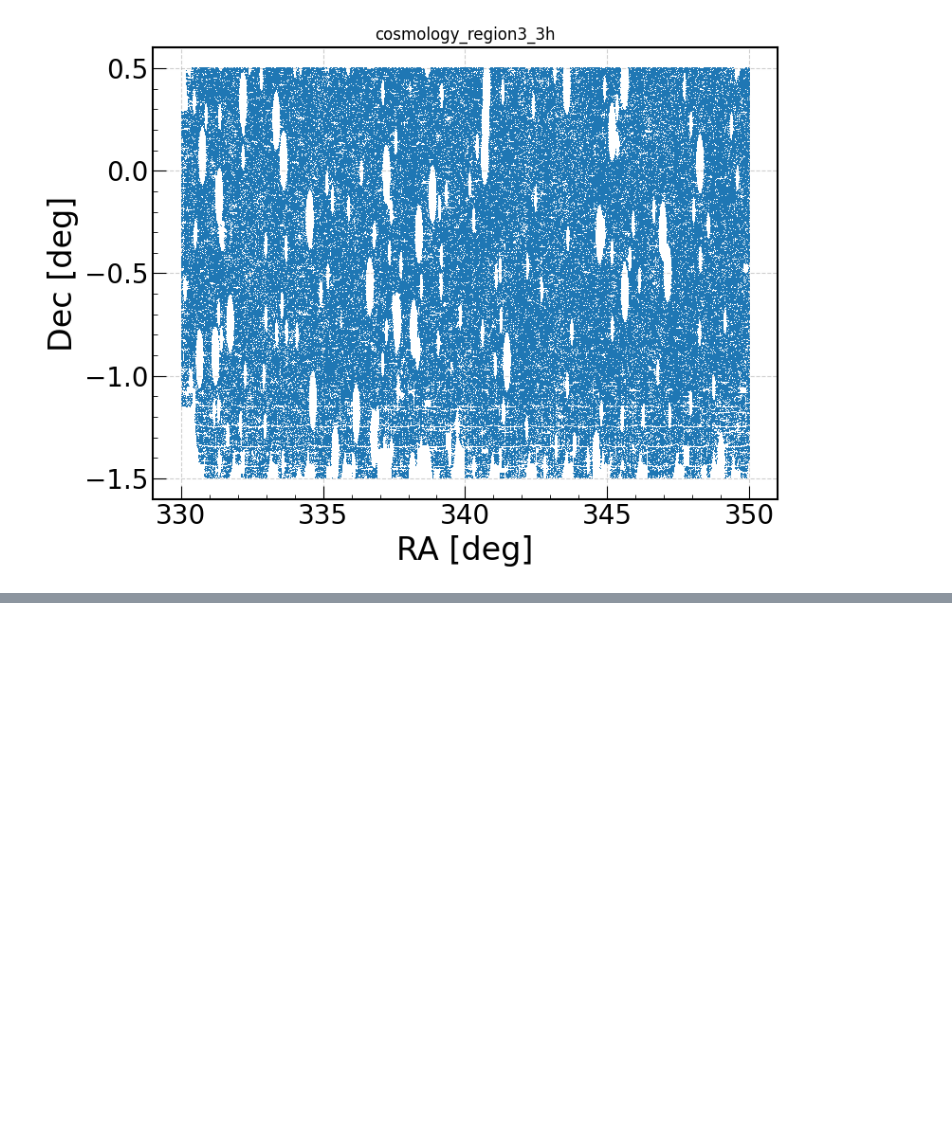
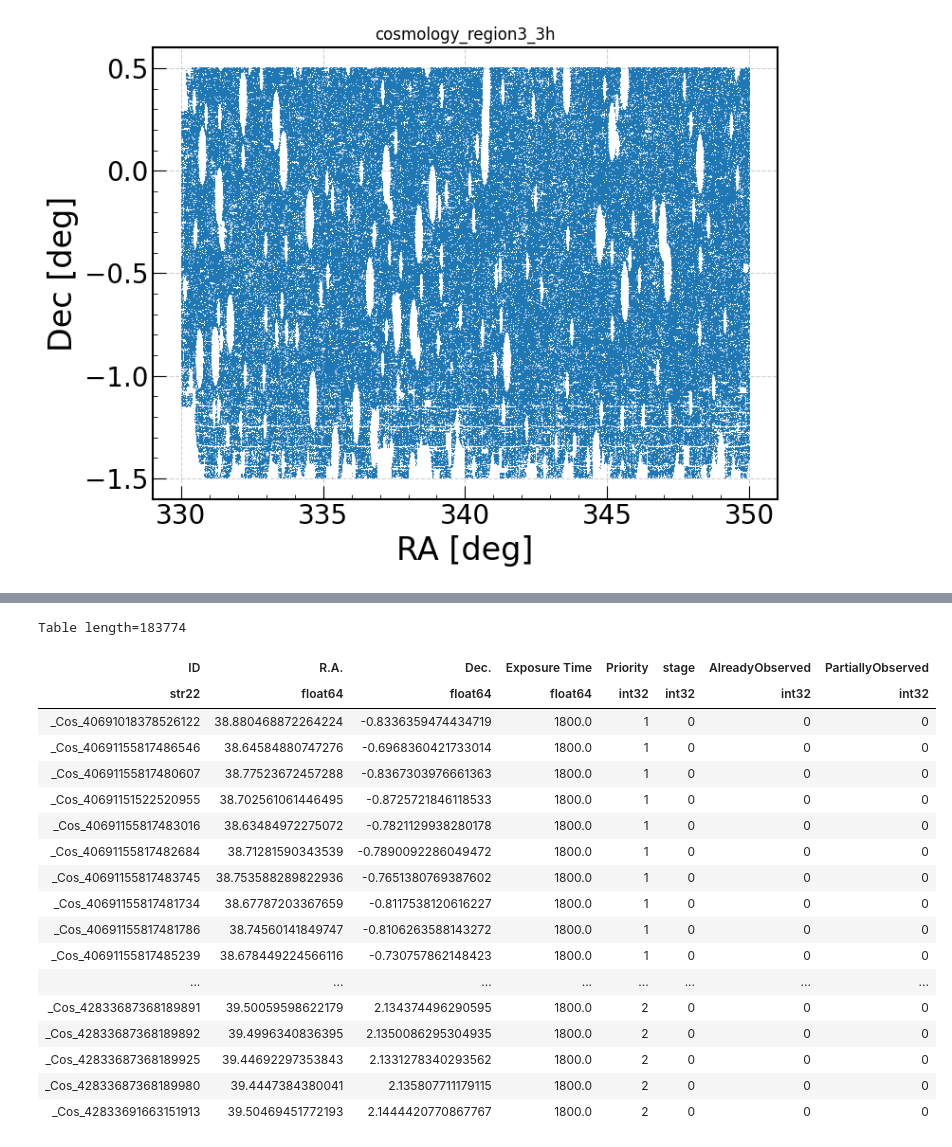
Before and after one commit to jingssrs/pfs_co_fa, a Jupyter notebook: src/preproc_data_cos.ipynb, the cells around one changed output, grey strips where cells are left out. Drawn from its saved outputs; the diff is of its cells as text; code cells hidden in the pictures; blank space fills up the shorter version.

```diff
--- a/src/preproc_data_cos.ipynb
+++ b/src/preproc_data_cos.ipynb
@@ -109,0 +177,22 @@ plot_radec(data_table[msk], title='cosmology_region3_3h', save_fig=True, output_
+# %%
+data_table
+# %% [output]
+Table length=183774
+| ID | R.A. | Dec. | Exposure Time | Priority | stage | AlreadyObserved | PartiallyObserved |
+| str22 | float64 | float64 | float64 | int32 | int32 | int32 | int32 |
+| _Cos_40691018378526122 | 38.880468872264224 | -0.8336359474434719 | 1800.0 | 1 | 0 | 0 | 0 |
+| _Cos_40691155817486546 | 38.64584880747276 | -0.6968360421733014 | 1800.0 | 1 | 0 | 0 | 0 |
+| _Cos_40691155817480607 | 38.77523672457288 | -0.8367303976661363 | 1800.0 | 1 | 0 | 0 | 0 |
+| _Cos_40691151522520955 | 38.702561061446495 | -0.8725721846118533 | 1800.0 | 1 | 0 | 0 | 0 |
+| _Cos_40691155817483016 | 38.63484972275072 | -0.7821129938280178 | 1800.0 | 1 | 0 | 0 | 0 |
+| _Cos_40691155817482684 | 38.71281590343539 | -0.7890092286049472 | 1800.0 | 1 | 0 | 0 | 0 |
+| _Cos_40691155817483745 | 38.753588289822936 | -0.7651380769387602 | 1800.0 | 1 | 0 | 0 | 0 |
+| _Cos_40691155817481734 | 38.67787203367659 | -0.8117538120616227 | 1800.0 | 1 | 0 | 0 | 0 |
+| _Cos_40691155817481786 | 38.74560141849747 | -0.8106263588143272 | 1800.0 | 1 | 0 | 0 | 0 |
+| _Cos_40691155817485239 | 38.678449224566116 | -0.730757862148423 | 1800.0 | 1 | 0 | 0 | 0 |
+| ... | ... | ... | ... | ... | ... | ... | ... |
+| _Cos_42833687368189891 | 39.50059598622179 | 2.134374496290595 | 1800.0 | 2 | 0 | 0 | 0 |
+| _Cos_42833687368189892 | 39.4996340836395 | 2.1350086295304935 | 1800.0 | 2 | 0 | 0 | 0 |
+| _Cos_42833687368189925 | 39.44692297353843 | 2.1331278340293562 | 1800.0 | 2 | 0 | 0 | 0 |
+| _Cos_42833687368189980 | 39.4447384380041 | 2.135807711179115 | 1800.0 | 2 | 0 | 0 | 0 |
+| _Cos_42833691663151913 | 39.50469451772193 | 2.1444420770867767 | 1800.0 | 2 | 0 | 0 | 0 |
```
Also changed, not shown: parts of 4 cells of this notebook, 46 other files.
